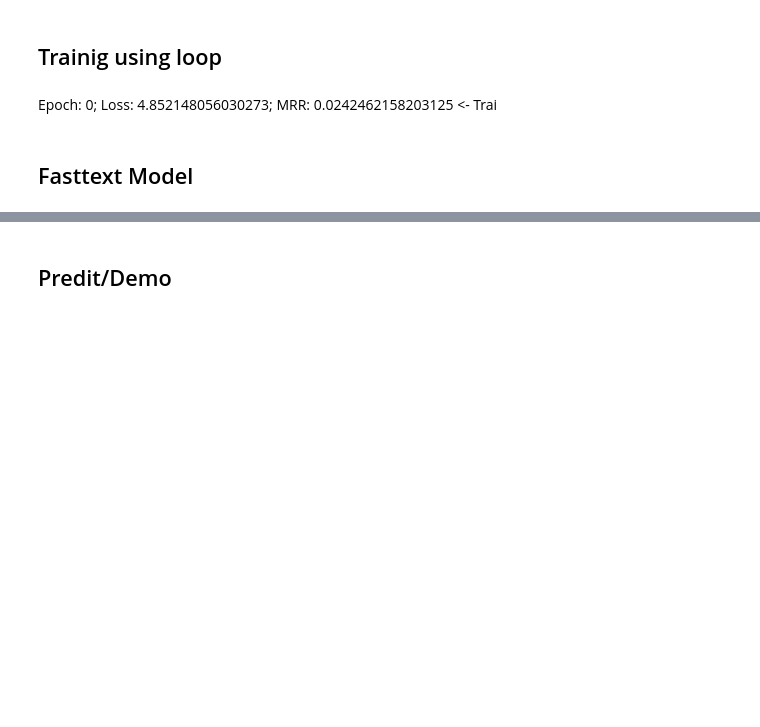
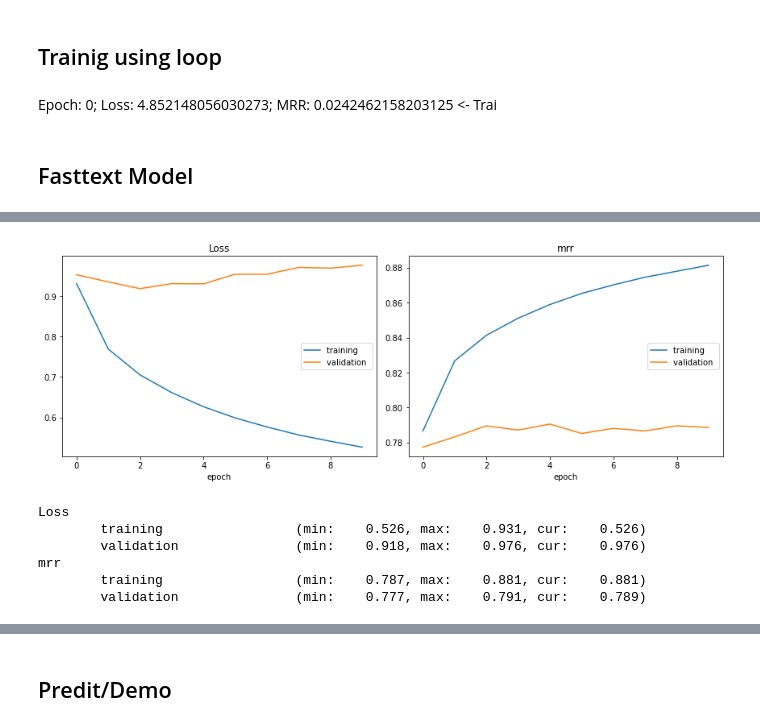
Before and after one commit to sedflix/CodeSearchNetExperiments, a Jupyter notebook: notebook/ScratchTry.ipynb, the cells around one changed output, grey strips where cells are left out. Drawn from its saved outputs; the diff is of its cells as text; code cells hidden in the pictures; blank space fills up the shorter version.

```diff
--- a/notebook/ScratchTry.ipynb
+++ b/notebook/ScratchTry.ipynb
@@ -397,0 +421,10 @@ for epoch in range(epochs):
+# %%
+liveloss.send()
+# %% [output]
+[figure, added]
+Loss
+        training                 (min:    0.526, max:    0.931, cur:    0.526)
+        validation               (min:    0.918, max:    0.976, cur:    0.976)
+mrr
+        training                 (min:    0.787, max:    0.881, cur:    0.881)
+        validation               (min:    0.777, max:    0.791, cur:    0.789)
```
Also changed, not shown: parts of 25 cells of this notebook, 2 other files.
